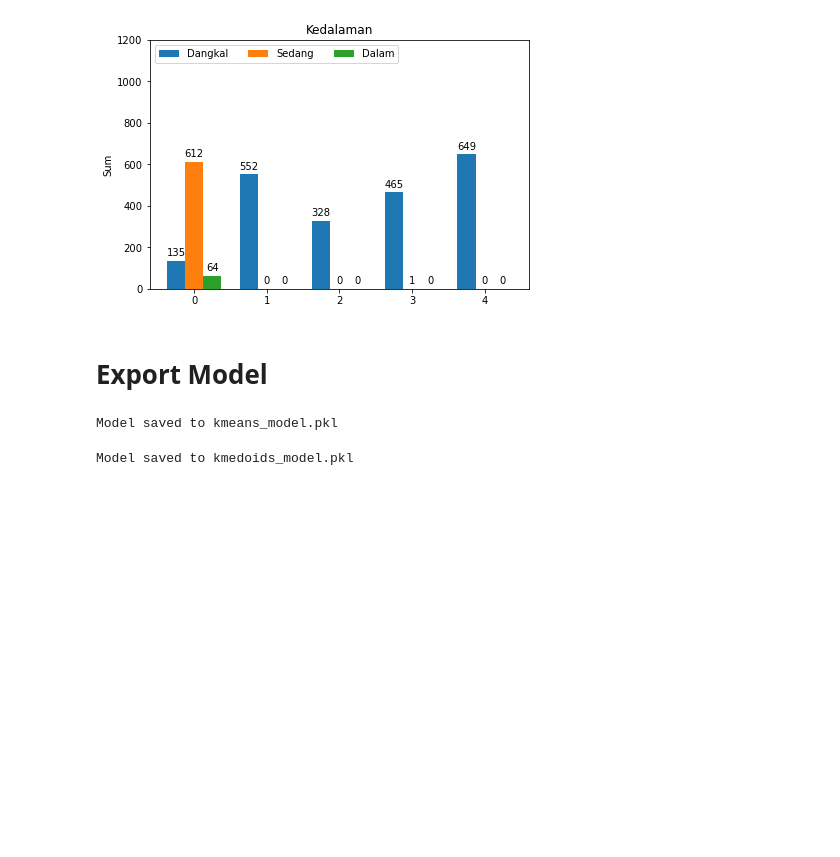
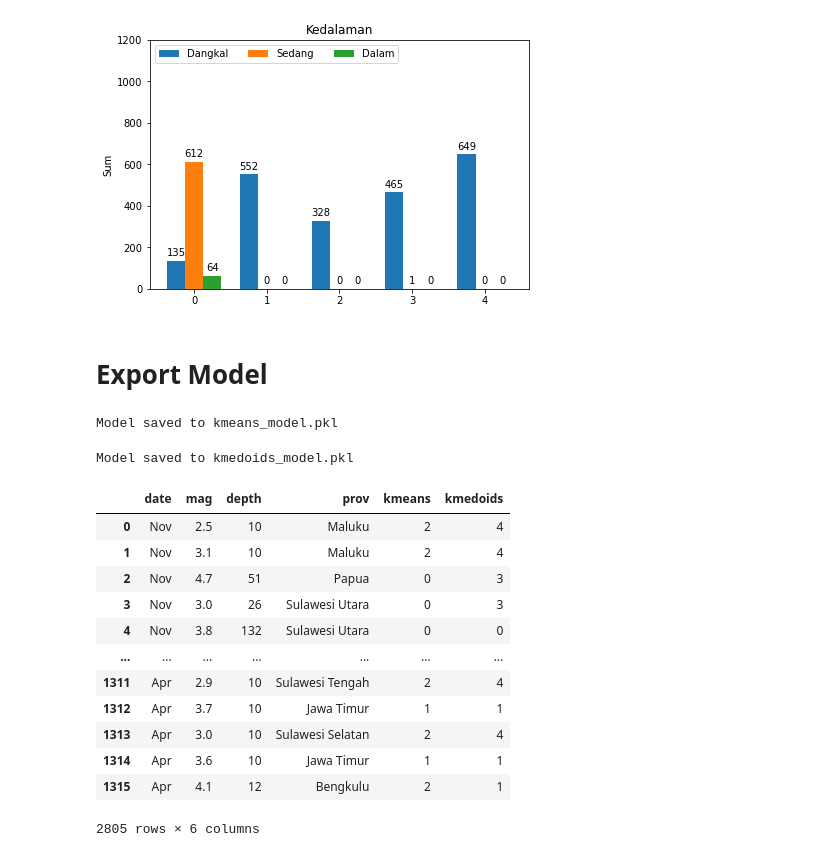
Before and after one commit to agismandala007/clustering-wave-site, a Jupyter notebook: training-data/training-data.ipynb, the cells around one changed output. Drawn from its saved outputs; the diff is of its cells as text; code cells hidden in the pictures; blank space fills up the shorter version.

```diff
--- a/training-data/training-data.ipynb
+++ b/training-data/training-data.ipynb
@@ -1129,3 +1129,19 @@ print("Model saved to kmedoids_model.pkl")
 Model saved to kmedoids_model.pkl
 # %%
 data.to_csv('dataset.csv', index=False)
+# %%
+data
+# %% [output]
+|  | date | mag | depth | prov | kmeans | kmedoids |
+| 0 | Nov | 2.5 | 10 | Maluku | 2 | 4 |
+| 1 | Nov | 3.1 | 10 | Maluku | 2 | 4 |
+| 2 | Nov | 4.7 | 51 | Papua | 0 | 3 |
+| 3 | Nov | 3.0 | 26 | Sulawesi Utara | 0 | 3 |
+| 4 | Nov | 3.8 | 132 | Sulawesi Utara | 0 | 0 |
+| ... | ... | ... | ... | ... | ... | ... |
+| 1311 | Apr | 2.9 | 10 | Sulawesi Tengah | 2 | 4 |
+| 1312 | Apr | 3.7 | 10 | Jawa Timur | 1 | 1 |
+| 1313 | Apr | 3.0 | 10 | Sulawesi Selatan | 2 | 4 |
+| 1314 | Apr | 3.6 | 10 | Jawa Timur | 1 | 1 |
+| 1315 | Apr | 4.1 | 12 | Bengkulu | 2 | 1 |
+2805 rows × 6 columns
```
Also changed, not shown: parts of 2 cells of this notebook, 5 other files.
